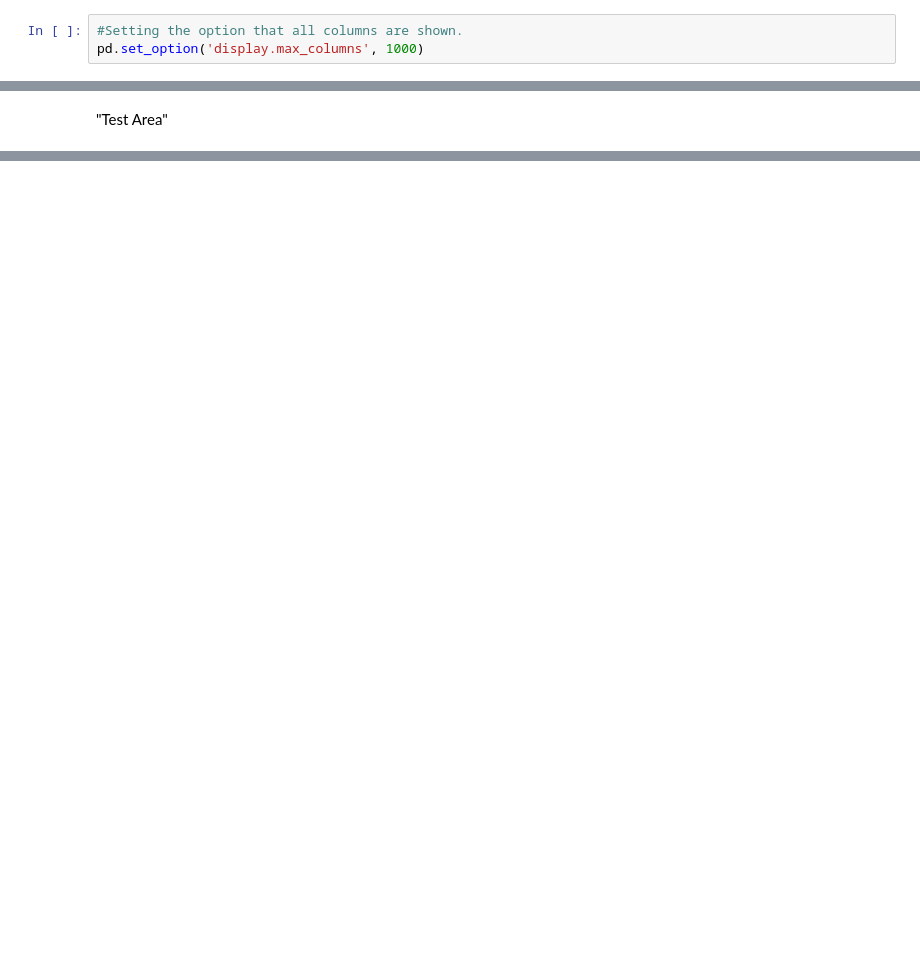
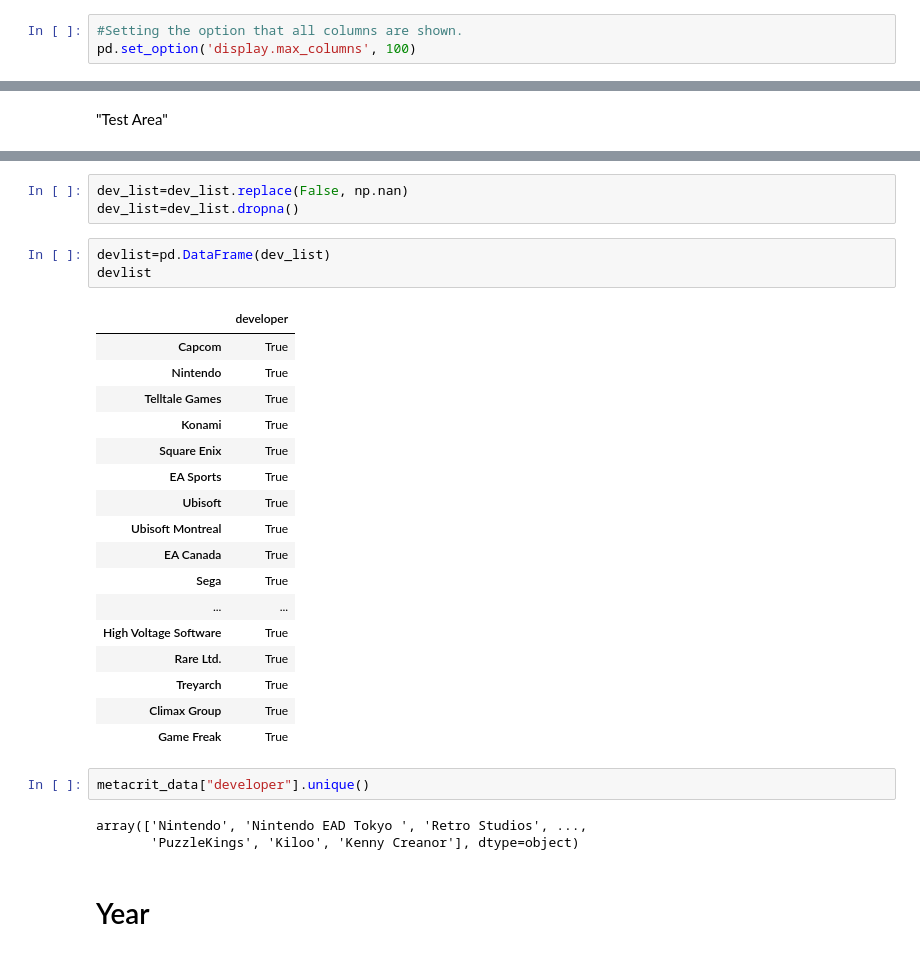
Before and after one commit to Marek-TL/BachelorThesis, a Jupyter notebook: bachelor_notebook.ipynb, the cells around one changed output, grey strips where cells are left out. Drawn from its saved outputs; the diff is of its cells as text; blank space fills up the shorter version.

```diff
--- a/bachelor_notebook.ipynb
+++ b/bachelor_notebook.ipynb
@@ -72,7 +72,7 @@ metacrit_data = pd.read_csv(r"data\games_of_all_time.csv")
 releasedata = pd.read_csv(r"data\metacritic_games.csv")
 # %%
 #Setting the option that all columns are shown.
-pd.set_option('display.max_columns', 1000)
+pd.set_option('display.max_columns', 100)
 # %%
 metacrit_data
 # %% [output]
@@ -528,3 +704,34 @@ genre10 :  46.3
+# %%
+dev_list=dev_list.replace(False, np.nan)
+dev_list=dev_list.dropna()
+# %%
+devlist=pd.DataFrame(dev_list)
+devlist
+# %% [output]
+|  | developer |
+| Capcom | True |
+| Nintendo | True |
+| Telltale Games | True |
+| Konami | True |
+| Square Enix | True |
+| EA Sports | True |
+| Ubisoft | True |
+| Ubisoft Montreal | True |
+| EA Canada | True |
+| Sega | True |
+| ... | ... |
+| High Voltage Software | True |
+| Rare Ltd. | True |
+| Treyarch | True |
+| Climax Group | True |
+| Game Freak | True |
+# %%
+metacrit_data["developer"].unique()
+# %% [output]
+array(['Nintendo', 'Nintendo EAD Tokyo ', 'Retro Studios', ...,
+       'PuzzleKings', 'Kiloo', 'Kenny Creanor'], dtype=object)
+# %% [markdown]
+# Year
 # %%
 metacrit_data
 # %% [output]
```
Also changed, not shown: parts of 45 cells of this notebook, 7 other files.
